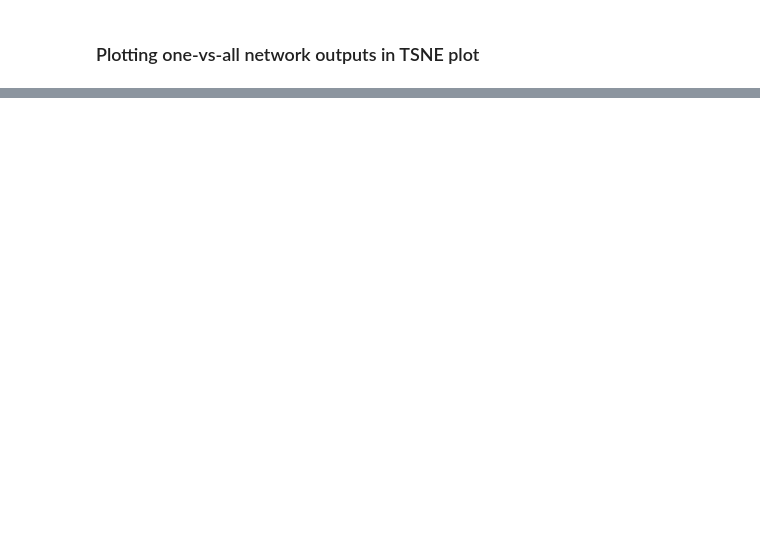
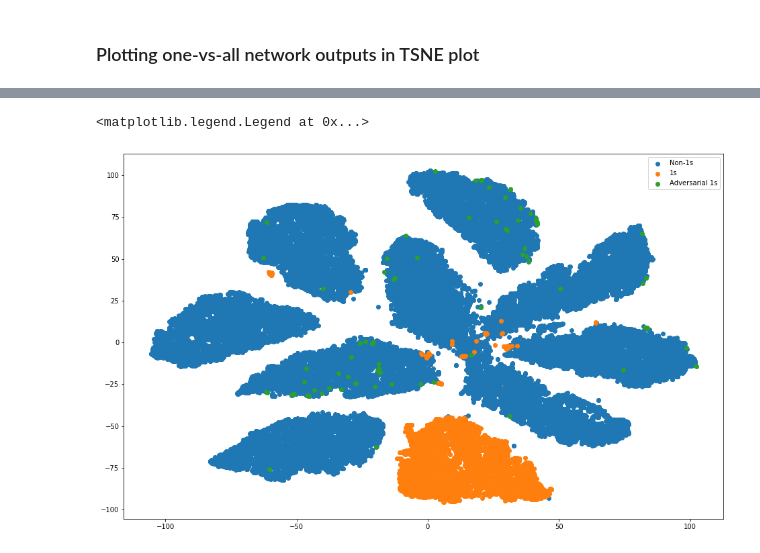
Before and after one commit to aranganath/Adversarial, a Jupyter notebook: one-vs-all-SVMs.ipynb, the cells around one changed output, grey strips where cells are left out. Cells and saved outputs as stored; diff of their text form; code cells hidden in the pictures; blank space fills up the shorter version.

```diff
--- a/one-vs-all-SVMs.ipynb
+++ b/one-vs-all-SVMs.ipynb
@@ -316,0 +304,31 @@ plt.show()
+# %%
+num_adversarial_samples = 100
+curr_digit = 1
+
+one_v_all, one_v_all_labels = one_vs_all_network_outputs(X_train, y_train, model, curr_digit)
+
+adv_set = torch.utils.data.TensorDataset(torch.Tensor(adv_digits[curr_digit][:num_adversarial_samples]),
+                                          torch.Tensor(np.ones((num_adversarial_samples)) * -1).type(torch.long))
+adv_loader = torch.utils.data.DataLoader(adv_set, batch_size=num_adversarial_samples, shuffle=False)
+
+with torch.no_grad():
+    x, adv_labels = next(iter(adv_loader))
+    adv_network_outputs = model(x)
+# %%
+one_v_all = np.concatenate((one_v_all, adv_network_outputs))
+one_v_all_labels = np.concatenate((one_v_all_labels, adv_labels))
+# %%
+tsne_points = TSNE(n_components=2, perplexity = 50, n_iter = 2000).fit_transform(one_v_all)
+# %%
+other_digits_idx = np.where(one_v_all_labels == 0)
+current_digit_idx = np.where(one_v_all_labels == 1)
+adv_images_idx = np.where(one_v_all_labels == -1)
+
+plt.figure(figsize=(16,10))
+plt.scatter(tsne_points[other_digits_idx,0], tsne_points[other_digits_idx,1], label="Non-" + str(curr_digit) + "s")
+plt.scatter(tsne_points[current_digit_idx,0], tsne_points[current_digit_idx,1], label=str(curr_digit) + "s")
+plt.scatter(tsne_points[adv_images_idx,0], tsne_points[adv_images_idx,1], label="Adversarial " + str(curr_digit) + "s")
+plt.legend()
+# %% [output]
+<matplotlib.legend.Legend at 0x...>
+[figure, added]
```
Also changed, not shown: parts of 15 cells of this notebook, 10 other files.
